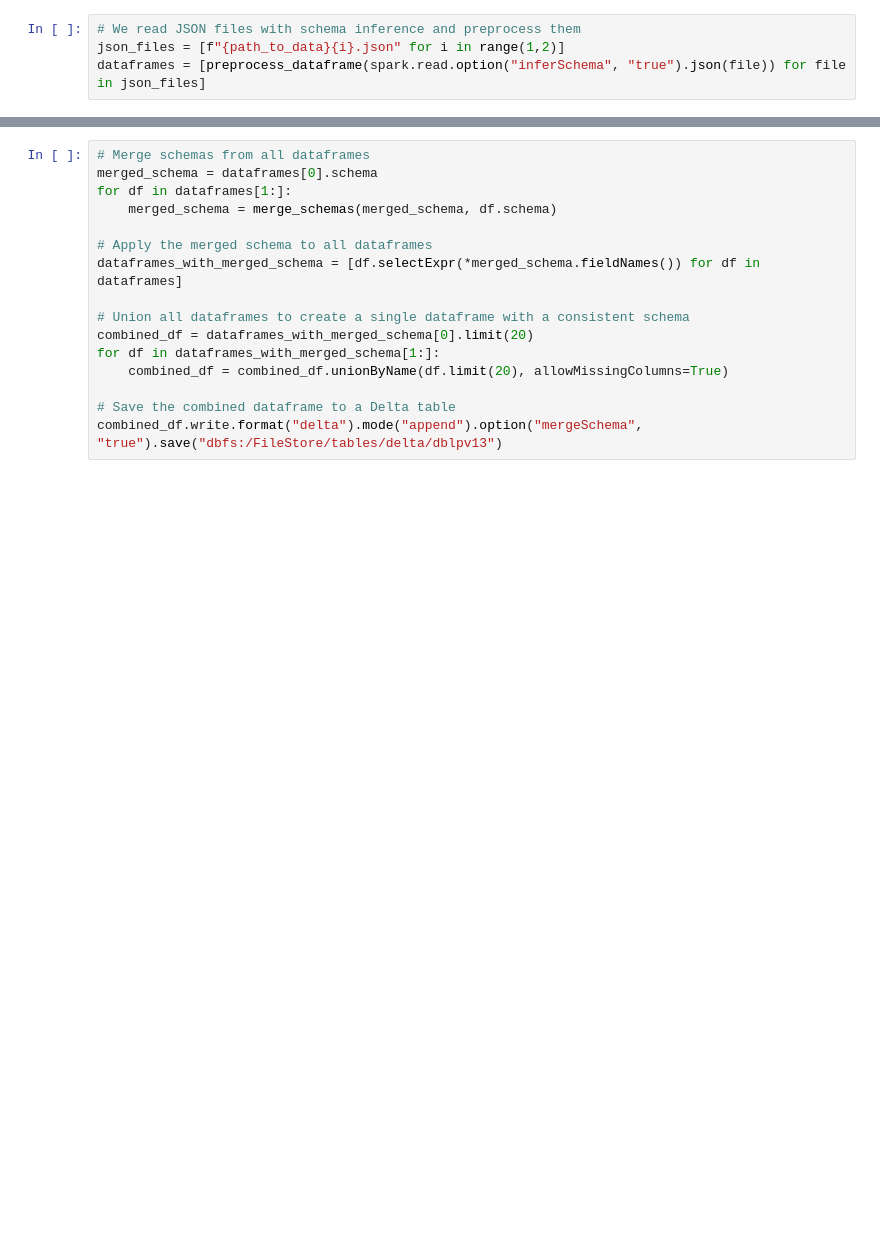
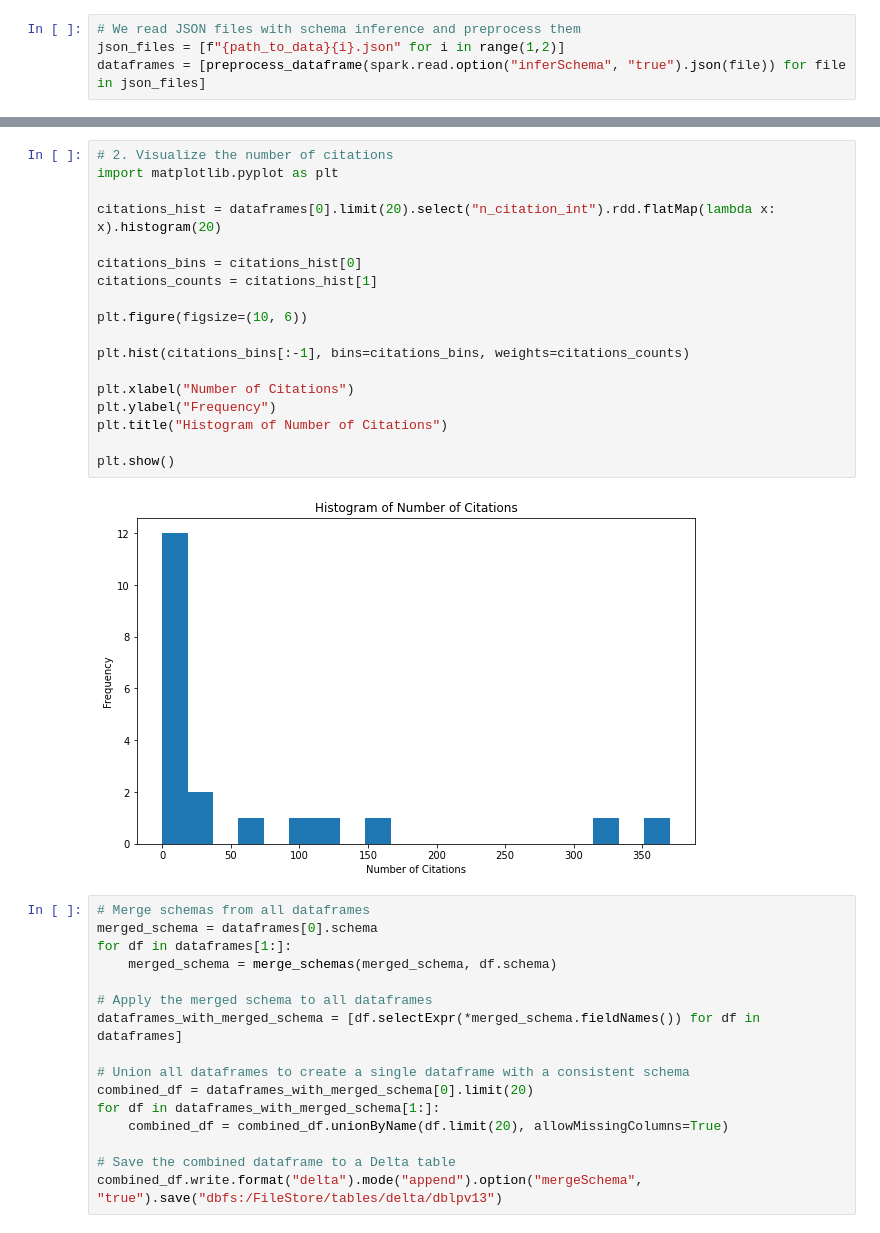
Before and after one commit to lelare/ETL, a Jupyter notebook: ETL_Pipeline.ipynb, the cells around one changed output, grey strips where cells are left out. Saved outputs shown, nothing was run; the diff lists cells and outputs as text; blank space fills up the shorter version.

Commit message:
visualize number of citations

```diff
--- a/ETL_Pipeline.ipynb
+++ b/ETL_Pipeline.ipynb
@@ -426,3 +404,23 @@ Databricks visualization. Run in Databricks to view.
+# %%
+# 2. Visualize the number of citations
+import matplotlib.pyplot as plt
+
+citations_hist = dataframes[0].limit(20).select("n_citation_int").rdd.flatMap(lambda x: x).histogram(20)
+
+citations_bins = citations_hist[0]
+citations_counts = citations_hist[1]
+
+plt.figure(figsize=(10, 6))
+
+plt.hist(citations_bins[:-1], bins=citations_bins, weights=citations_counts)
+
+plt.xlabel("Number of Citations")
+plt.ylabel("Frequency")
+plt.title("Histogram of Number of Citations")
+
+plt.show()
+# %% [output]
+[figure, added]
 # %%
 # Merge schemas from all dataframes
 merged_schema = dataframes[0].schema
```
Also changed, not shown: parts of 1 cell of this notebook.
